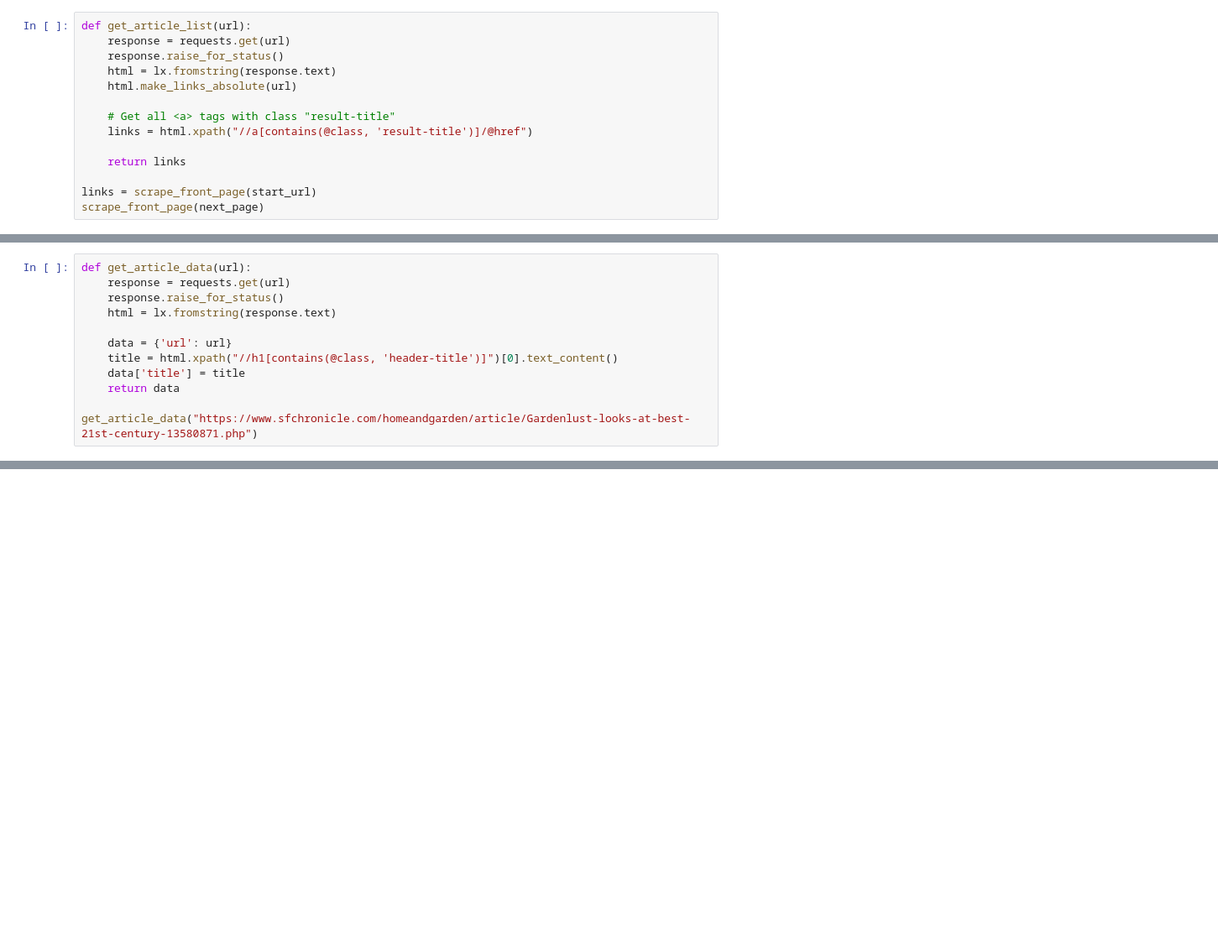
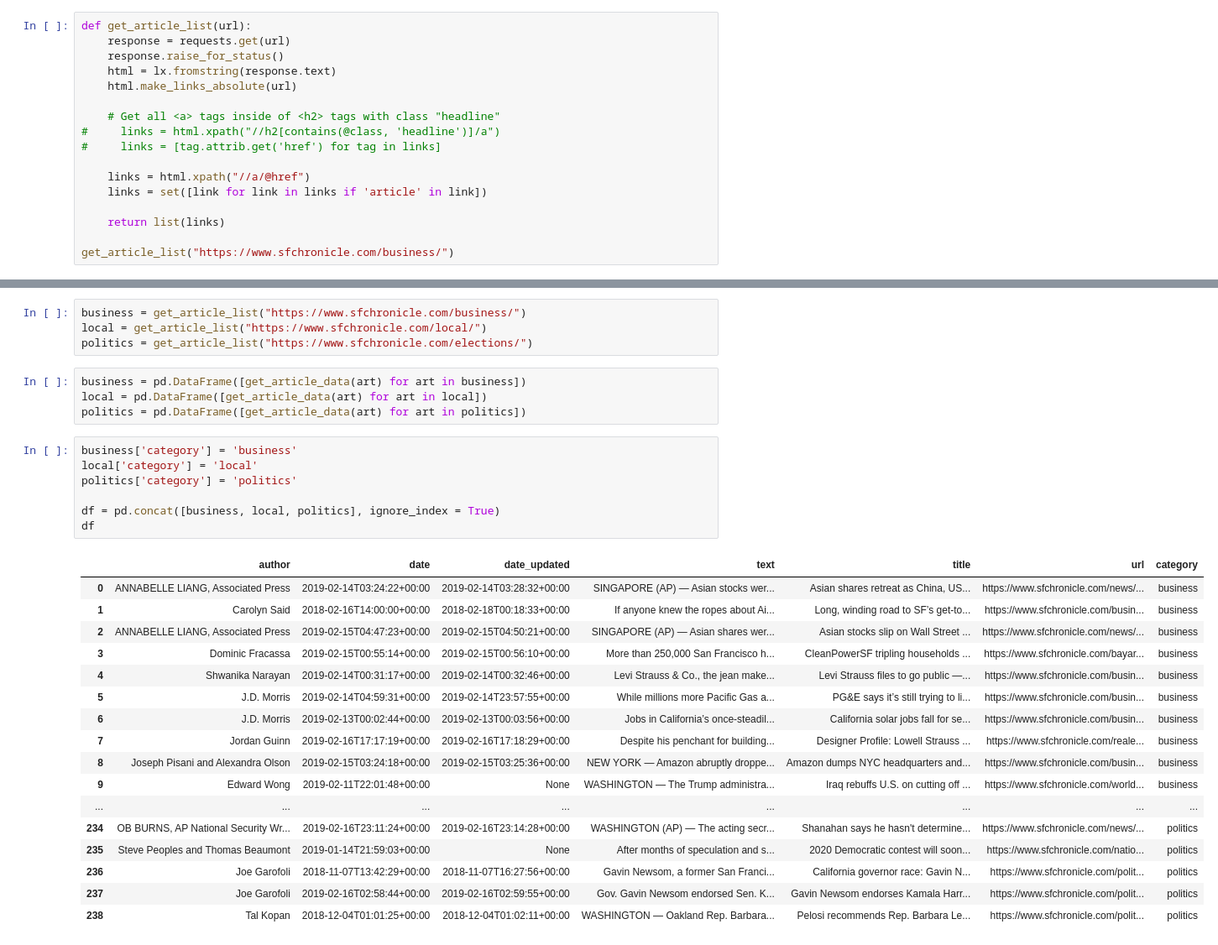
Before and after one commit to domitchler/sta141b-assignment-4, a Jupyter notebook: hw4.ipynb, the cells around one changed output, grey strips where cells are left out. Shown at 84% size. Drawn from its saved outputs; the diff is of its cells as text; blank space fills up the shorter version.

Commit message:
Refine 1.1 and 1.2; start 1.3

```diff
--- a/hw4.ipynb
+++ b/hw4.ipynb
@@ -85,10 +57,13 @@ def get_article_list(url):
     html = lx.fromstring(response.text)
     html.make_links_absolute(url)
 
-    # Get all <a> tags with class "result-title"
-    links = html.xpath("//a[contains(@class, 'result-title')]/@href")
+    # Get all <a> tags inside of <h2> tags with class "headline"
+#     links = html.xpath("//h2[contains(@class, 'headline')]/a")
+#     links = [tag.attrib.get('href') for tag in links]
 
-    return links
+    links = html.xpath("//a/@href")
+    links = set([link for link in links if 'article' in link])
 
-links = scrape_front_page(start_url)
-scrape_front_page(next_page)
+    return list(links)
+
+get_article_list("https://www.sfchronicle.com/business/")
@@ -154,12 +135,0 @@ data
-# %%
-def get_article_data(url):
-    response = requests.get(url)
-    response.raise_for_status()
-    html = lx.fromstring(response.text)
-
-    data = {'url': url}
-    title = html.xpath("//h1[contains(@class, 'header-title')]")[0].text_content()
-    data['title'] = title
-    return data
-
-get_article_data("https://www.sfchronicle.com/homeandgarden/article/Gardenlust-looks-at-best-21st-century-13580871.php")
@@ -172,3 +196,36 @@ __Exercise 1.3.__ Use your functions from exercises 1.1 and 1.2 to get data fram
 Add a column to each that indicates the category, then combine them into one big data frame. Clean up the data, stripping excess whitespace and converting columns to appropriate dtypes.
 
 The `text` column of this data frame will be your corpus for natural language processing in exercise 1.4.
+# %%
+business = get_article_list("https://www.sfchronicle.com/business/")
+local = get_article_list("https://www.sfchronicle.com/local/")
+politics = get_article_list("https://www.sfchronicle.com/elections/")
+# %%
+business = pd.DataFrame([get_article_data(art) for art in business])
+local = pd.DataFrame([get_article_data(art) for art in local])
+politics = pd.DataFrame([get_article_data(art) for art in politics])
+# %%
+business['category'] = 'business'
+local['category'] = 'local'
+politics['category'] = 'politics'
+
+df = pd.concat([business, local, politics], ignore_index = True)
+df
+# %% [output]
+|  | author | date | date_updated | text | title | url | category |
+| 0 | ANNABELLE LIANG, Associated Press | 2019-02-14T03:24:22+00:00 | 2019-02-14T03:28:32+00:00 | SINGAPORE (AP) — Asian stocks wer... | Asian shares retreat as China, US... | https://www.sfchronicle.com/news/... | business |
+| 1 | Carolyn Said | 2018-02-16T14:00:00+00:00 | 2018-02-18T00:18:33+00:00 | If anyone knew the ropes about Ai... | Long, winding road to SF’s get-to... | https://www.sfchronicle.com/busin... | business |
+| 2 | ANNABELLE LIANG, Associated Press | 2019-02-15T04:47:23+00:00 | 2019-02-15T04:50:21+00:00 | SINGAPORE (AP) — Asian shares wer... | Asian stocks slip on Wall Street ... | https://www.sfchronicle.com/news/... | business |
+| 3 | Dominic Fracassa | 2019-02-15T00:55:14+00:00 | 2019-02-15T00:56:10+00:00 | More than 250,000 San Francisco h... | CleanPowerSF tripling households ... | https://www.sfchronicle.com/bayar... | business |
+| 4 | Shwanika Narayan | 2019-02-14T00:31:17+00:00 | 2019-02-14T00:32:46+00:00 | Levi Strauss & Co., the jean make... | Levi Strauss files to go public —... | https://www.sfchronicle.com/busin... | business |
+| 5 | J.D. Morris | 2019-02-14T04:59:31+00:00 | 2019-02-14T23:57:55+00:00 | While millions more Pacific Gas a... | PG&E says it’s still trying to li... | https://www.sfchronicle.com/busin... | business |
+| 6 | J.D. Morris | 2019-02-13T00:02:44+00:00 | 2019-02-13T00:03:56+00:00 | Jobs in California’s once-steadil... | California solar jobs fall for se... | https://www.sfchronicle.com/busin... | business |
+| 7 | Jordan Guinn | 2019-02-16T17:17:19+00:00 | 2019-02-16T17:18:29+00:00 | Despite his penchant for building... | Designer Profile: Lowell Strauss ... | https://www.sfchronicle.com/reale... | business |
+| 8 | Joseph Pisani and Alexandra Olson | 2019-02-15T03:24:18+00:00 | 2019-02-15T03:25:36+00:00 | NEW YORK — Amazon abruptly droppe... | Amazon dumps NYC headquarters and... | https://www.sfchronicle.com/busin... | business |
+| 9 | Edward Wong | 2019-02-11T22:01:48+00:00 | None | WASHINGTON — The Trump administra... | Iraq rebuffs U.S. on cutting off ... | https://www.sfchronicle.com/world... | business |
+| ... | ... | ... | ... | ... | ... | ... | ... |
+| 234 | OB BURNS, AP National Security Wr... | 2019-02-16T23:11:24+00:00 | 2019-02-16T23:14:28+00:00 | WASHINGTON (AP) — The acting secr... | Shanahan says he hasn't determine... | https://www.sfchronicle.com/news/... | politics |
+| 235 | Steve Peoples and Thomas Beaumont | 2019-01-14T21:59:03+00:00 | None | After months of speculation and s... | 2020 Democratic contest will soon... | https://www.sfchronicle.com/natio... | politics |
+| 236 | Joe Garofoli | 2018-11-07T13:42:29+00:00 | 2018-11-07T16:27:56+00:00 | Gavin Newsom, a former San Franci... | California governor race: Gavin N... | https://www.sfchronicle.com/polit... | politics |
+| 237 | Joe Garofoli | 2019-02-16T02:58:44+00:00 | 2019-02-16T02:59:55+00:00 | Gov. Gavin Newsom endorsed Sen. K... | Gavin Newsom endorses Kamala Harr... | https://www.sfchronicle.com/polit... | politics |
+| 238 | Tal Kopan | 2018-12-04T01:01:25+00:00 | 2018-12-04T01:02:11+00:00 | WASHINGTON — Oakland Rep. Barbara... | Pelosi recommends Rep. Barbara Le... | https://www.sfchronicle.com/polit... | politics |
```
Also changed, not shown: parts of 15 cells of this notebook.
